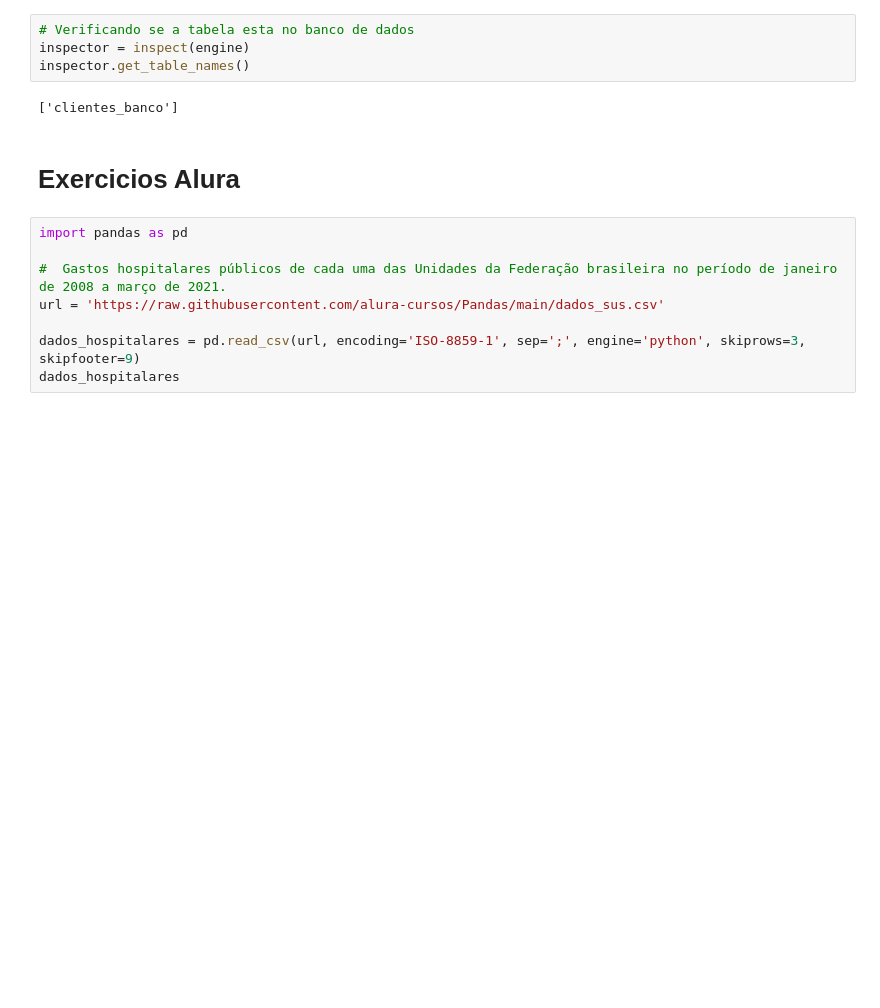
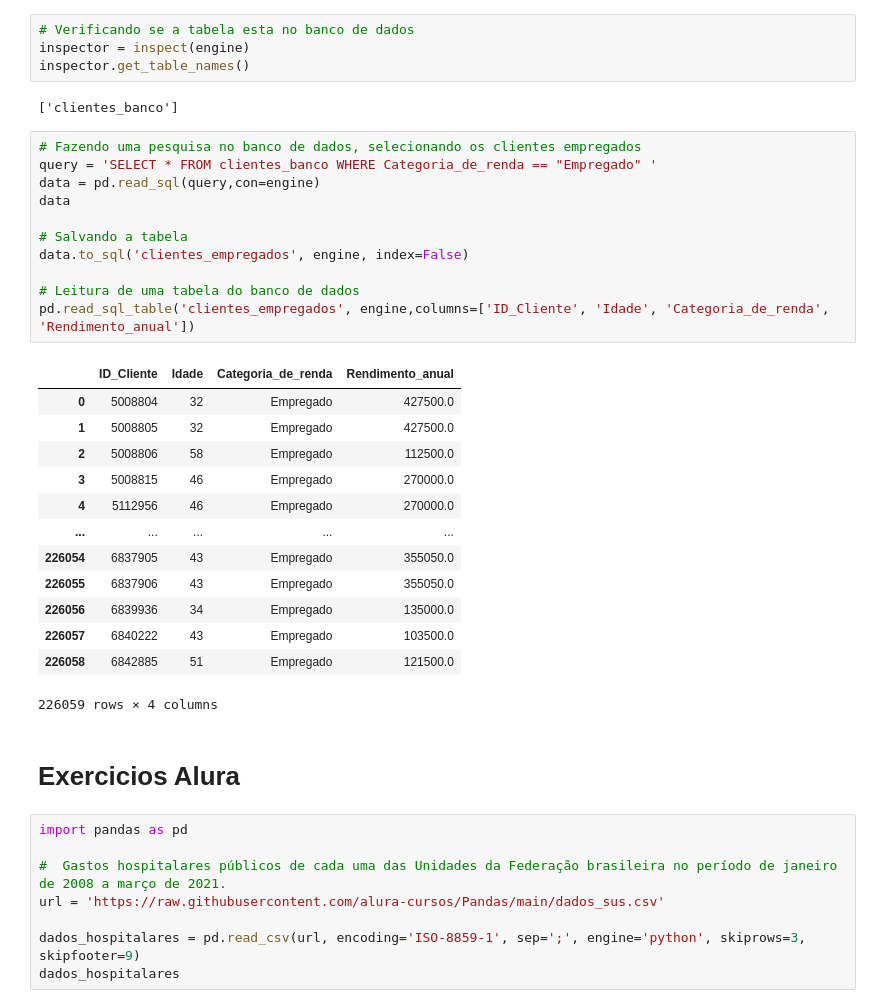
Before and after one commit to rickarin/Alura-Pandas-I-O, a Jupyter notebook: alura_pandas_i_o.ipynb, the cells around one changed output. Drawn from its saved outputs; the diff is of its cells as text; blank space fills up the shorter version.

Commit message:
Leitura de dados de um banco de dados com o Pandas

```diff
--- a/alura_pandas_i_o.ipynb
+++ b/alura_pandas_i_o.ipynb
@@ -175,6 +175,31 @@ inspector = inspect(engine)
 inspector.get_table_names()
 # %% [output]
 ['clientes_banco']
+# %%
+# Fazendo uma pesquisa no banco de dados, selecionando os clientes empregados
+query = 'SELECT * FROM clientes_banco WHERE Categoria_de_renda == "Empregado" '
+data = pd.read_sql(query,con=engine)
+data
+
+# Salvando a tabela
+data.to_sql('clientes_empregados', engine, index=False)
+
+# Leitura de uma tabela do banco de dados
+pd.read_sql_table('clientes_empregados', engine,columns=['ID_Cliente', 'Idade', 'Categoria_de_renda', 'Rendimento_anual'])
+# %% [output]
+|  | ID_Cliente | Idade | Categoria_de_renda | Rendimento_anual |
+| 0 | 5008804 | 32 | Empregado | 427500.0 |
+| 1 | 5008805 | 32 | Empregado | 427500.0 |
+| 2 | 5008806 | 58 | Empregado | 112500.0 |
+| 3 | 5008815 | 46 | Empregado | 270000.0 |
+| 4 | 5112956 | 46 | Empregado | 270000.0 |
+| ... | ... | ... | ... | ... |
+| 226054 | 6837905 | 43 | Empregado | 355050.0 |
+| 226055 | 6837906 | 43 | Empregado | 355050.0 |
+| 226056 | 6839936 | 34 | Empregado | 135000.0 |
+| 226057 | 6840222 | 43 | Empregado | 103500.0 |
+| 226058 | 6842885 | 51 | Empregado | 121500.0 |
+226059 rows × 4 columns
 # %% [markdown]
 # Exercicios Alura
 # %%
```
